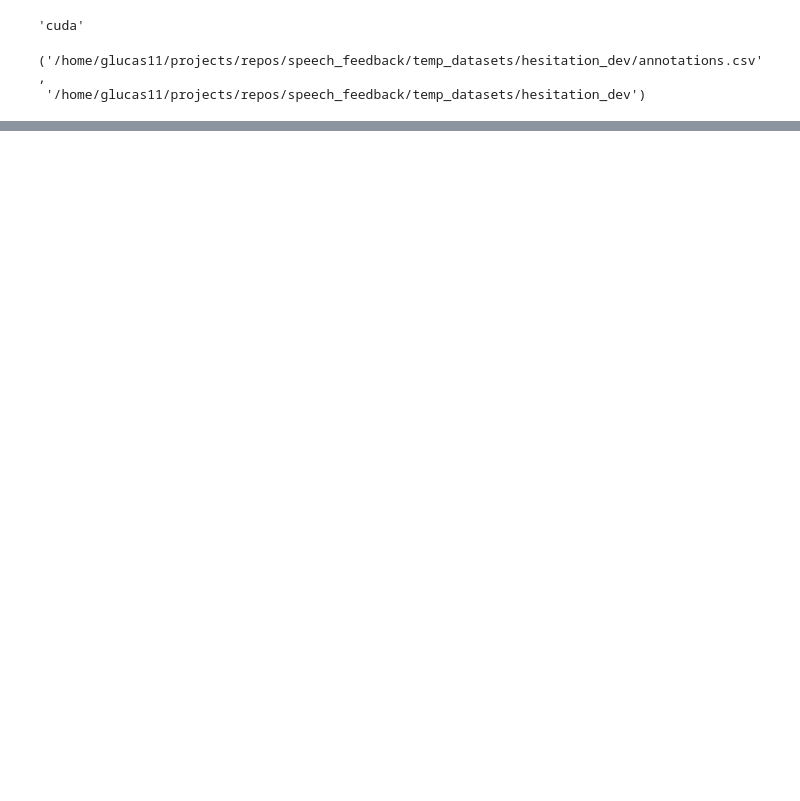
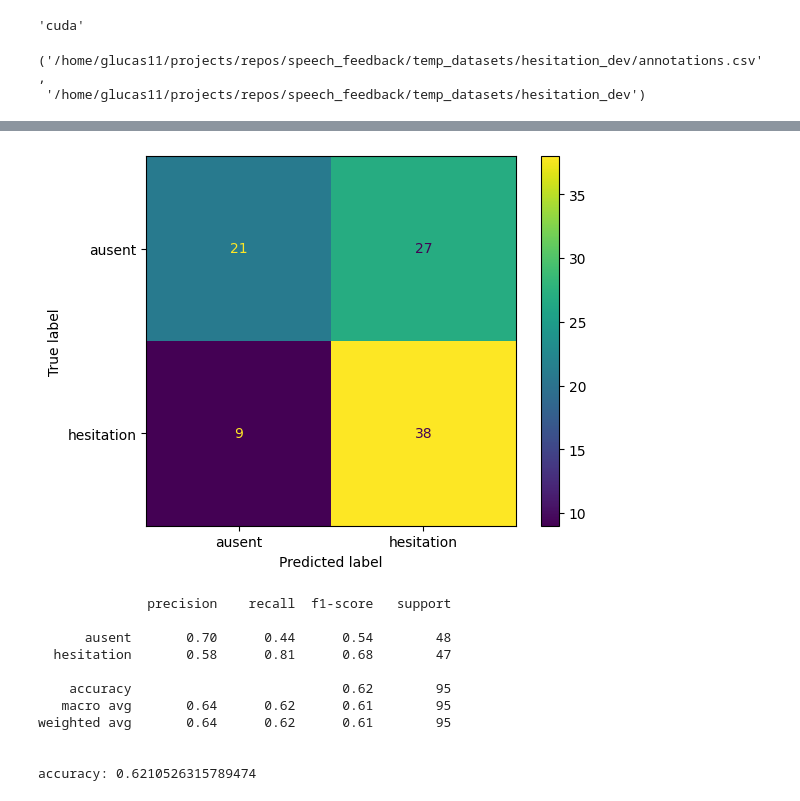
Before and after one commit to glucard/speech_feedback, a Jupyter notebook: hesitation_classifier.ipynb, the cells around one changed output, grey strips where cells are left out. Saved outputs shown, nothing was run; the diff lists cells and outputs as text; code cells hidden in the pictures; blank space fills up the shorter version.

```diff
--- a/hesitation_classifier.ipynb
+++ b/hesitation_classifier.ipynb
@@ -277,4 +278,7 @@ scores = df_results['val_accuracy'].plot(kind='hist', title='f1_score hist')
 # %%
 best_result = results.get_best_result("val_f1_score", mode="max")
-best_result.metrics
+best_config = best_result.metrics['config']
+print(best_config)
+best_train = train_hesitation(best_config, max_epochs=30, tunning=False)
+model = best_train["model"]
 # %% [output]
@@ -297,0 +302,41 @@ best_result.metrics
+# %%
+model.eval()
+losses = []
+pred_np = []
+target_np = []
+with torch.no_grad():
+	for batch_idx, (data, target) in enumerate(best_train['test_dataloader']):
+		data, target = data.to(DEVICE), target.to(DEVICE)
+		logits = model(data)
+		loss = cross_entropy(logits, target)
+		losses.append(loss.item())
+
+		preds = torch.max(logits, dim=1).indices
+		pred_np.append(preds.detach().cpu().numpy())
+		target_np.append(target.detach().cpu().numpy())
+
+pred_np = np.concatenate(pred_np)
+target_np = np.concatenate(target_np)
+
+classes_names = ['ausent', 'hesitation']
+
+cm = confusion_matrix(target_np, pred_np)
+disp = ConfusionMatrixDisplay(confusion_matrix=cm, display_labels=classes_names)
+disp.plot()
+plt.show()
+print("\n")
+print(classification_report(target_np, pred_np, target_names=classes_names))
+print("\naccuracy:", accuracy_score(target_np, pred_np))
+# %% [output]
+[figure, added]
+              precision    recall  f1-score   support
+
+      ausent       0.70      0.44      0.54        48
+  hesitation       0.58      0.81      0.68        47
+
+    accuracy                           0.62        95
+   macro avg       0.64      0.62      0.61        95
+weighted avg       0.64      0.62      0.61        95
+
+
+accuracy: 0.6210526315789474
```
Also changed, not shown: parts of 11 cells of this notebook, 3 other files.
